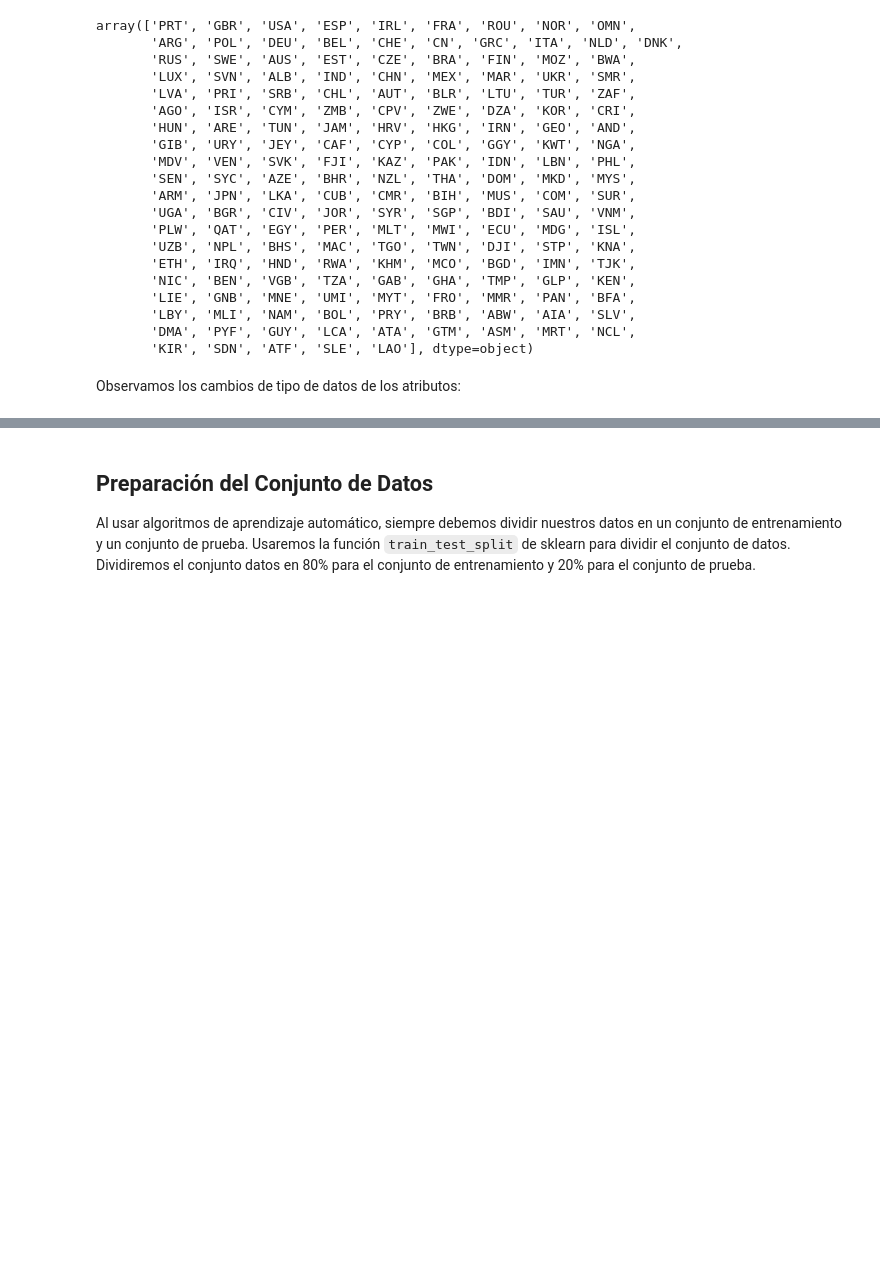
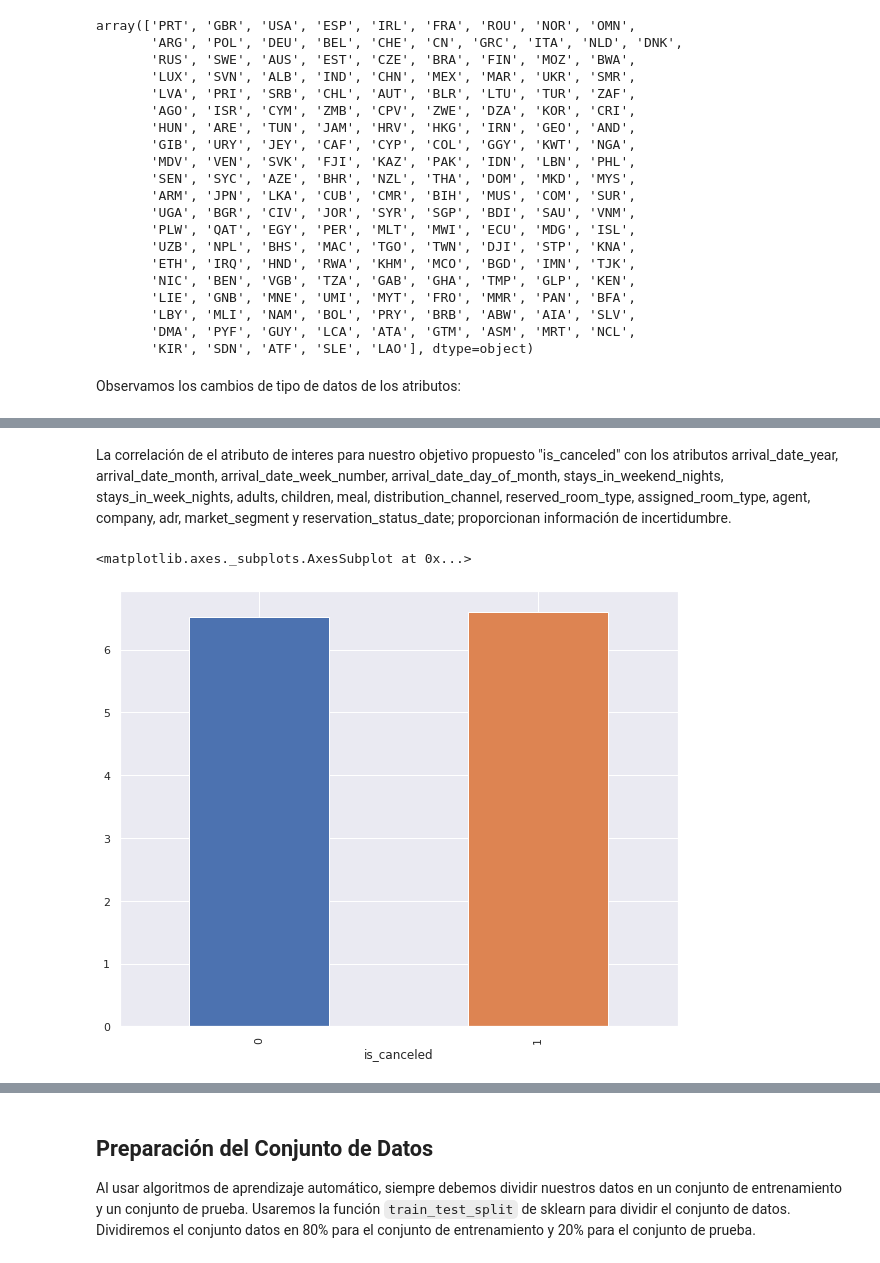
Before and after one commit to JennyRemolina/Modelo_Predictivo_Hotel, a Jupyter notebook: projectIA.ipynb, the cells around one changed output, grey strips where cells are left out. Cells and saved outputs as stored; diff of their text form; code cells hidden in the pictures; blank space fills up the shorter version.

```diff
--- a/projectIA.ipynb
+++ b/projectIA.ipynb
@@ -296,6 +287,7 @@ reserva['meal'].replace(['BB', 'FB', 'HB', 'SC', 'Undefined'],[0,1,2,3,4],inplac
 
 # Cambio el tipo de dato de date de object a int
 reserva['reservation_status_date'] = pd.to_datetime(reserva["reservation_status_date"]).dt.strftime("%Y%m%d")
+reserva["reservation_status_date"] = reserva['reservation_status_date'].astype('int')
 
 # Cambio los datos de reservation_status en números
 reserva['reservation_status'].replace(['Canceled','Check-Out','No-Show'],[0,1,2],inplace=True)
@@ -363,0 +403,7 @@ memory usage: 30.1+ MB
+# %% [markdown]
+La correlación de el atributo de interes para nuestro objetivo propuesto "is_canceled" con los atributos arrival_date_year, arrival_date_month, arrival_date_week_number, arrival_date_day_of_month, stays_in_weekend_nights, stays_in_week_nights, adults, children, meal, distribution_channel, reserved_room_type, assigned_room_type, agent, company, adr, market_segment y reservation_status_date; proporcionan información de incertidumbre.
+# %%
+reserva.groupby("is_canceled")["arrival_date_month"].mean().plot.bar()
+# %% [output]
+<matplotlib.axes._subplots.AxesSubplot at 0x...>
+[figure, added]
```
Also changed, not shown: parts of 18 cells of this notebook.
